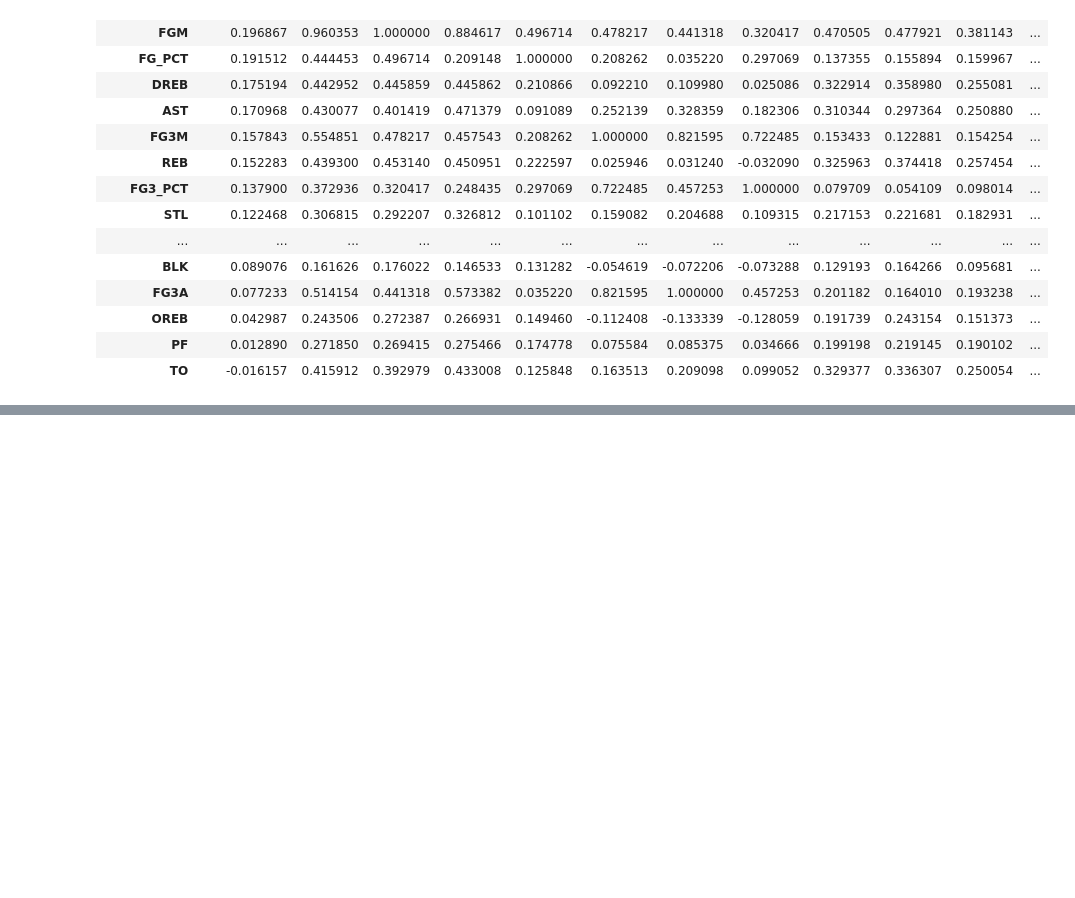
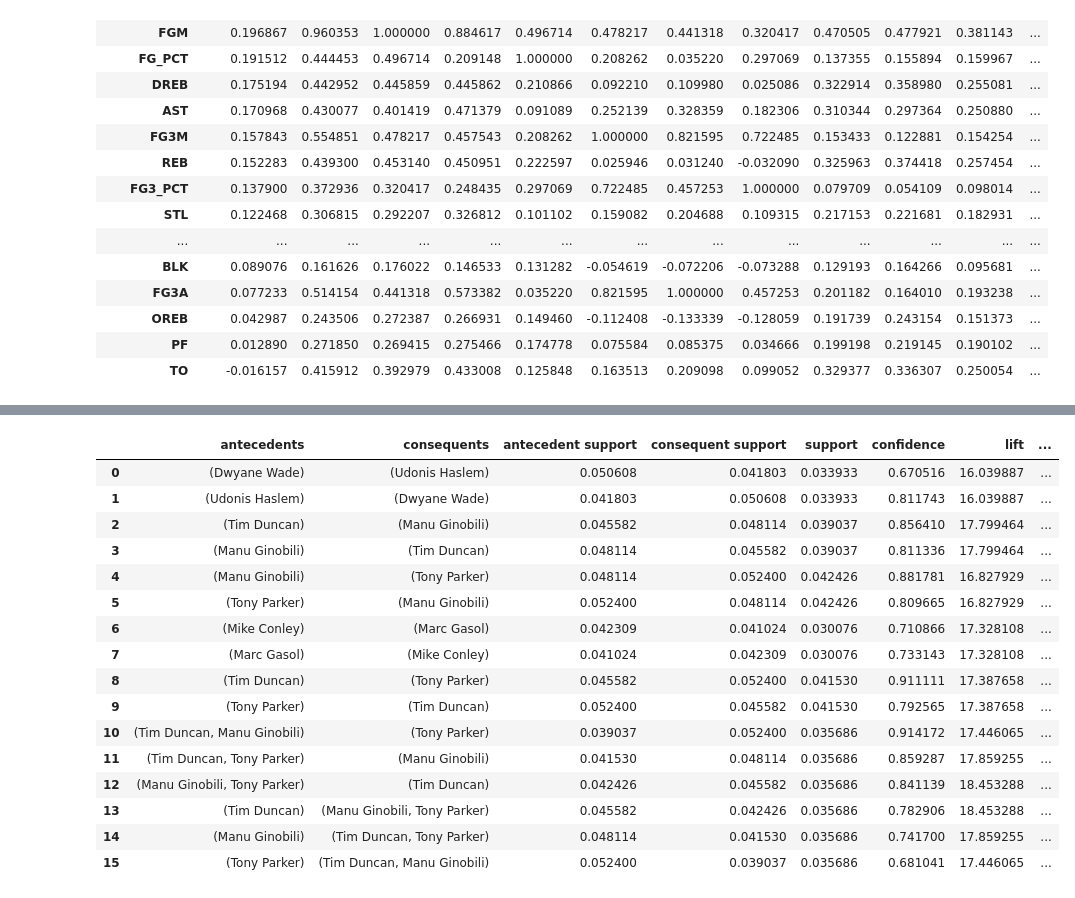
Before and after one commit to Minh-Thien-Bui/Datamine-Project, a Jupyter notebook: Basketball.ipynb, the cells around one changed output, grey strips where cells are left out. Drawn from its saved outputs; the diff is of its cells as text; code cells hidden in the pictures; blank space fills up the shorter version.

Commit message:
Market Basket Analysis Update

```diff
--- a/Basketball.ipynb
+++ b/Basketball.ipynb
@@ -206,3 +209,13 @@ sns.heatmap(corr_matrix)
 # %% [output]
 <AxesSubplot:>
 [figure]
+# %%
+basket = NBA.groupby(['GAME_ID', 'PLAYER_NAME'])
+basket = basket['MIN']
+basket = basket.count()
+basket = basket.unstack()
+basket = basket.reset_index()
+basket = basket.fillna(0)
+basket = basket.set_index('GAME_ID')
+
+basket
@@ -208,0 +237,8 @@ sns.heatmap(corr_matrix)
+# %%
+frequent_items = apriori(
+    basket.astype(bool),
+    min_support = 0.03,
+    use_colnames = True
+)
+
+frequent_items.sort_values(by = 'support', ascending = False)
@@ -208,0 +259,26 @@ sns.heatmap(corr_matrix)
+# %%
+rules = association_rules(
+    frequent_items,
+    metric = 'confidence',
+    min_threshold = 0.6
+)
+
+rules
+# %% [output]
+|  | antecedents | consequents | antecedent support | consequent support | support | confidence | lift | ... |
+| 0 | (Dwyane Wade) | (Udonis Haslem) | 0.050608 | 0.041803 | 0.033933 | 0.670516 | 16.039887 | ... |
+| 1 | (Udonis Haslem) | (Dwyane Wade) | 0.041803 | 0.050608 | 0.033933 | 0.811743 | 16.039887 | ... |
+| 2 | (Tim Duncan) | (Manu Ginobili) | 0.045582 | 0.048114 | 0.039037 | 0.856410 | 17.799464 | ... |
+| 3 | (Manu Ginobili) | (Tim Duncan) | 0.048114 | 0.045582 | 0.039037 | 0.811336 | 17.799464 | ... |
+| 4 | (Manu Ginobili) | (Tony Parker) | 0.048114 | 0.052400 | 0.042426 | 0.881781 | 16.827929 | ... |
+| 5 | (Tony Parker) | (Manu Ginobili) | 0.052400 | 0.048114 | 0.042426 | 0.809665 | 16.827929 | ... |
+| 6 | (Mike Conley) | (Marc Gasol) | 0.042309 | 0.041024 | 0.030076 | 0.710866 | 17.328108 | ... |
+| 7 | (Marc Gasol) | (Mike Conley) | 0.041024 | 0.042309 | 0.030076 | 0.733143 | 17.328108 | ... |
+| 8 | (Tim Duncan) | (Tony Parker) | 0.045582 | 0.052400 | 0.041530 | 0.911111 | 17.387658 | ... |
+| 9 | (Tony Parker) | (Tim Duncan) | 0.052400 | 0.045582 | 0.041530 | 0.792565 | 17.387658 | ... |
+| 10 | (Tim Duncan, Manu Ginobili) | (Tony Parker) | 0.039037 | 0.052400 | 0.035686 | 0.914172 | 17.446065 | ... |
+| 11 | (Tim Duncan, Tony Parker) | (Manu Ginobili) | 0.041530 | 0.048114 | 0.035686 | 0.859287 | 17.859255 | ... |
+| 12 | (Manu Ginobili, Tony Parker) | (Tim Duncan) | 0.042426 | 0.045582 | 0.035686 | 0.841139 | 18.453288 | ... |
+| 13 | (Tim Duncan) | (Manu Ginobili, Tony Parker) | 0.045582 | 0.042426 | 0.035686 | 0.782906 | 18.453288 | ... |
+| 14 | (Manu Ginobili) | (Tim Duncan, Tony Parker) | 0.048114 | 0.041530 | 0.035686 | 0.741700 | 17.859255 | ... |
+| 15 | (Tony Parker) | (Tim Duncan, Manu Ginobili) | 0.052400 | 0.039037 | 0.035686 | 0.681041 | 17.446065 | ... |
```
Also changed, not shown: parts of 3 cells of this notebook.
